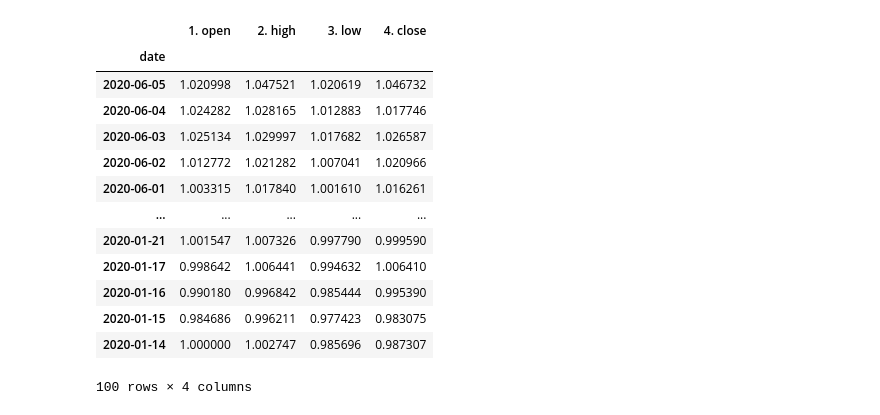
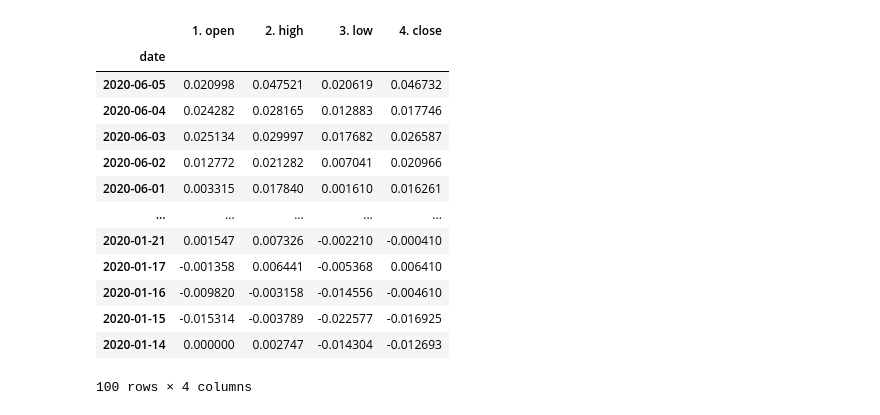
Before and after one commit to glenwang/AITrading, a Jupyter notebook: Trial1.ipynb, the cells around one changed output. Cells and saved outputs as stored; diff of their text form; code cells hidden in the pictures.

```diff
--- a/Trial1.ipynb
+++ b/Trial1.ipynb
@@ -11,10 +11,11 @@ key = 'A6QPO3VBTX5UHOAU'
 ts = TimeSeries(key, output_format='pandas')
 ti = TechIndicators(key)
 
+ticker='AAPL'
 # Get the data, returns a tuple
 # aapl_data is a pandas dataframe, aapl_meta_data is a dict
-aapl_data, aapl_meta_data = ts.get_daily(symbol='AAPL') #for intraday price, ts.get_intraday
+aapl_data, aapl_meta_data = ts.get_daily(symbol=ticker) #for intraday price, ts.get_intraday
 # aapl_sma is a dict, aapl_meta_sma also a dict
-aapl_sma, aapl_meta_sma = ti.get_sma(symbol='AAPL')
+aapl_sma, aapl_meta_sma = ti.get_sma(symbol=ticker)
 # %%
 df=aapl_data
@@ -37,20 +42,20 @@ df
 # %%
-dfRatio = df[['1. open','2. high', '3. low','4. close']]/df['1. open'].iloc[-1]
+dfRatio = df[['1. open','2. high', '3. low','4. close']]/df['1. open'].iloc[-1]-1
 dfRatio
 # %% [output]
 |  | 1. open | 2. high | 3. low | 4. close |
 | date |  |  |  |  |
-| 2020-06-05 | 1.020998 | 1.047521 | 1.020619 | 1.046732 |
-| 2020-06-04 | 1.024282 | 1.028165 | 1.012883 | 1.017746 |
-| 2020-06-03 | 1.025134 | 1.029997 | 1.017682 | 1.026587 |
-| 2020-06-02 | 1.012772 | 1.021282 | 1.007041 | 1.020966 |
-| 2020-06-01 | 1.003315 | 1.017840 | 1.001610 | 1.016261 |
+| 2020-06-05 | 0.020998 | 0.047521 | 0.020619 | 0.046732 |
+| 2020-06-04 | 0.024282 | 0.028165 | 0.012883 | 0.017746 |
+| 2020-06-03 | 0.025134 | 0.029997 | 0.017682 | 0.026587 |
+| 2020-06-02 | 0.012772 | 0.021282 | 0.007041 | 0.020966 |
+| 2020-06-01 | 0.003315 | 0.017840 | 0.001610 | 0.016261 |
 | ... | ... | ... | ... | ... |
-| 2020-01-21 | 1.001547 | 1.007326 | 0.997790 | 0.999590 |
-| 2020-01-17 | 0.998642 | 1.006441 | 0.994632 | 1.006410 |
-| 2020-01-16 | 0.990180 | 0.996842 | 0.985444 | 0.995390 |
-| 2020-01-15 | 0.984686 | 0.996211 | 0.977423 | 0.983075 |
-| 2020-01-14 | 1.000000 | 1.002747 | 0.985696 | 0.987307 |
+| 2020-01-21 | 0.001547 | 0.007326 | -0.002210 | -0.000410 |
+| 2020-01-17 | -0.001358 | 0.006441 | -0.005368 | 0.006410 |
+| 2020-01-16 | -0.009820 | -0.003158 | -0.014556 | -0.004610 |
+| 2020-01-15 | -0.015314 | -0.003789 | -0.022577 | -0.016925 |
+| 2020-01-14 | 0.000000 | 0.002747 | -0.014304 | -0.012693 |
 100 rows × 4 columns
 # %%
 import plotly.graph_objects as go
```
Also changed, not shown: parts of 2 cells of this notebook.
